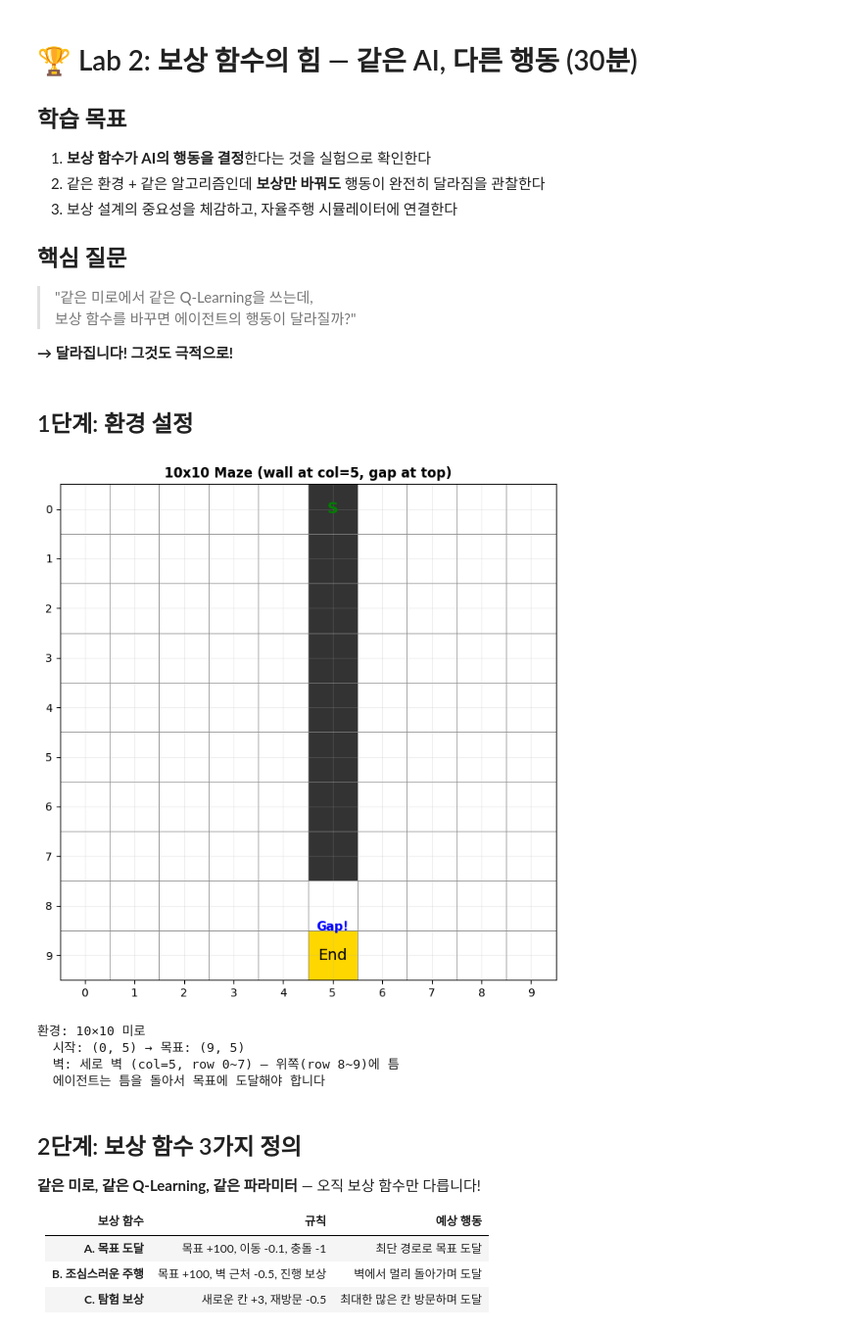
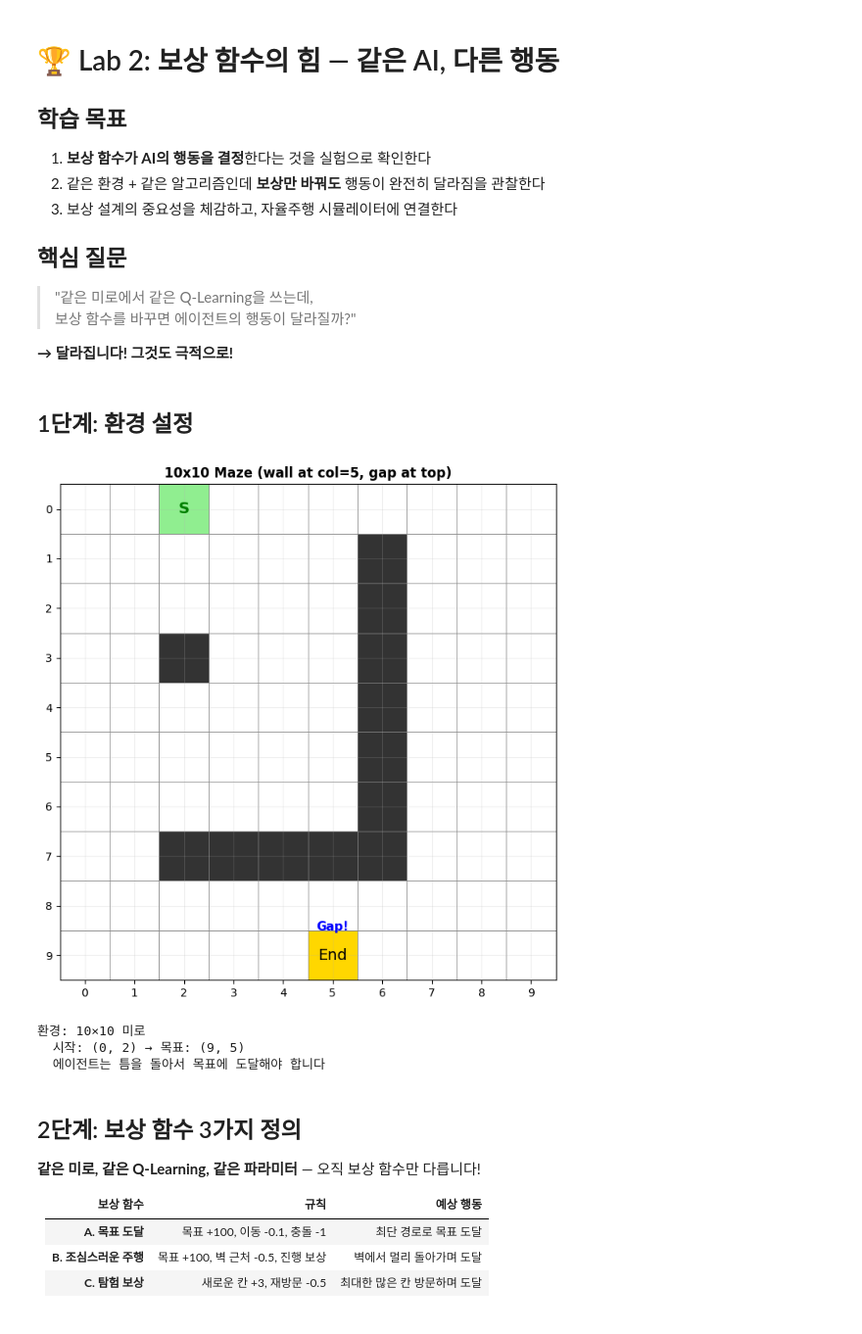
Before and after one commit to danu9327/2026_ROK_DCC, a Jupyter notebook: RL_AI/Lab2_보상함수_실험.ipynb, the cells around one changed output. Shown at 98% size. Cells and saved outputs as stored; diff of their text form; code cells hidden in the pictures.

```diff
--- a/RL_AI/Lab2_보상함수_실험.ipynb
+++ b/RL_AI/Lab2_보상함수_실험.ipynb
@@ -1,5 +1,5 @@
 # %% [markdown]
-# 🏆 Lab 2: 보상 함수의 힘 — 같은 AI, 다른 행동 (30분)
+# 🏆 Lab 2: 보상 함수의 힘 — 같은 AI, 다른 행동
 
 ## 학습 목표
 1. **보상 함수가 AI의 행동을 결정**한다는 것을 실험으로 확인한다
@@ -24,13 +24,22 @@ np.random.seed(42)
 # 환경 정의: 10×10 미로 (Lab 1보다 복잡!)
 # ============================================
 GRID = 10
-START = (0, 5)
+START = (0, 2)
 GOAL = (9, 5)
 
 # 벽: x=5 줄에 세로 벽, y≥8에 틈
 WALLS = set()
-for r in range(8):  # row 0~7에 벽
-    WALLS.add((r, 5))
+WALLS.add((3,2))
+for r in range(1,8):  # row 0~7에 벽
+    WALLS.add((r, 6))
+    if r==2:
+        WALLS.add((7,r))
+    elif r==3:
+        WALLS.add((7,r))
+    elif r==4:
+        WALLS.add((7,r))
+    elif r==5:
+        WALLS.add((7,r))
 
 ACTION_DELTAS = [(-1,0), (1,0), (0,-1), (0,1)]  # 상하좌우
 ACTION_ARROWS = ['↑', '↓', '←', '→']
@@ -57,39 +66,38 @@ def draw_maze(ax, title="", policy=None, path=None, special_cells=None):
             elif (r,c) == GOAL: color = '#FFD700'
             elif (r,c) == START: color = '#90EE90'
             if special_cells and (r,c) in special_cells:
                 color = special_cells[(r,c)]
             ax.add_patch(patches.Rectangle((c-0.5,r-0.5), 1, 1,
                          facecolor=color, edgecolor='gray', linewidth=0.5))
 
             if policy is not None and (r,c) not in WALLS and (r,c) != GOAL:
                 ax.text(c, r, ACTION_ARROWS[policy[r,c]],
                        ha='center', va='center', fontsize=9, fontweight='bold')
 
     if path:
         rows, cols = zip(*path)
         ax.plot(cols, rows, 'ro-', markersize=4, linewidth=2, alpha=0.7, zorder=5)
 
     ax.set_xticks(range(GRID))
     ax.set_yticks(range(GRID))
     ax.grid(True, alpha=0.2)
 
 fig, ax = plt.subplots(figsize=(7, 7))
 draw_maze(ax, "10x10 Maze (wall at col=5, gap at top)")
-ax.text(5, 0, 'S', ha='center', va='center', fontsize=14, color='green', fontweight='bold', zorder=10)
+ax.text(2, 0, 'S', ha='center', va='center', fontsize=14, color='green', fontweight='bold', zorder=10)
 ax.text(5, 9, 'End', ha='center', va='center', fontsize=14, zorder=10)
 ax.annotate('Gap!', xy=(5, 8.5), fontsize=11, color='blue', ha='center', fontweight='bold')
 plt.tight_layout()
 plt.show()
 
 print("환경: 10×10 미로")
 print(f"  시작: {START} → 목표: {GOAL}")
-print(f"  벽: 세로 벽 (col=5, row 0~7) — 위쪽(row 8~9)에 틈")
+
 print(f"  에이전트는 틈을 돌아서 목표에 도달해야 합니다")
 # %% [output]
-[figure, old version]
+[figure, new version]
 환경: 10×10 미로
-  시작: (0, 5) → 목표: (9, 5)
-  벽: 세로 벽 (col=5, row 0~7) — 위쪽(row 8~9)에 틈
+  시작: (0, 2) → 목표: (9, 5)
   에이전트는 틈을 돌아서 목표에 도달해야 합니다
 # %% [markdown]
 ## 2단계: 보상 함수 3가지 정의
```
Also changed, not shown: parts of 4 cells of this notebook, 4 other files.
